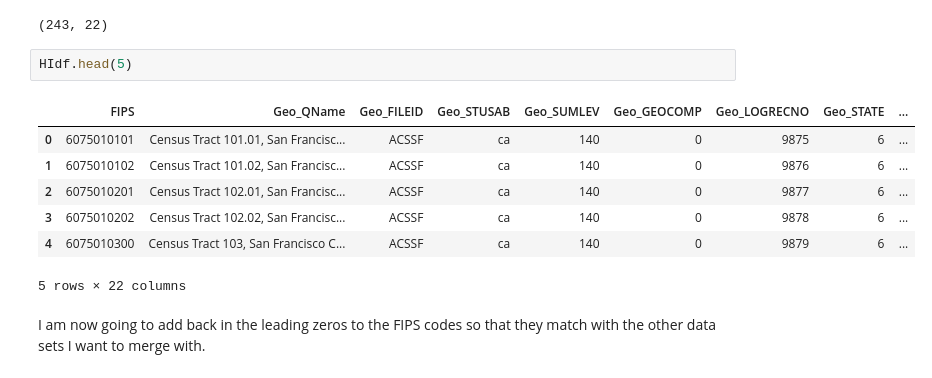
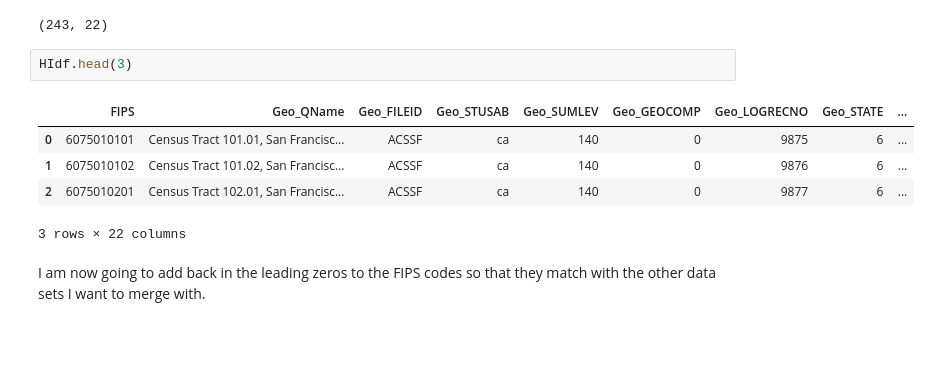
Before and after one commit to tommychandler5/221project, a Jupyter notebook: Group Assignments/Final Deliverables /Health Equity.ipynb, the cells around one changed output. Cells and saved outputs as stored; diff of their text form; blank space fills up the shorter version.

```diff
--- a/Group Assignments/Final Deliverables /Health Equity.ipynb
+++ b/Group Assignments/Final Deliverables /Health Equity.ipynb
@@ -372,15 +353,13 @@ HIdf.shape
 # %% [output]
 (243, 22)
 # %%
-HIdf.head(5)
+HIdf.head(3)
 # %% [output]
 |  | FIPS | Geo_QName | Geo_FILEID | Geo_STUSAB | Geo_SUMLEV | Geo_GEOCOMP | Geo_LOGRECNO | Geo_STATE | ... |
 | 0 | 6075010101 | Census Tract 101.01, San Francisc... | ACSSF | ca | 140 | 0 | 9875 | 6 | ... |
 | 1 | 6075010102 | Census Tract 101.02, San Francisc... | ACSSF | ca | 140 | 0 | 9876 | 6 | ... |
 | 2 | 6075010201 | Census Tract 102.01, San Francisc... | ACSSF | ca | 140 | 0 | 9877 | 6 | ... |
-| 3 | 6075010202 | Census Tract 102.02, San Francisc... | ACSSF | ca | 140 | 0 | 9878 | 6 | ... |
-| 4 | 6075010300 | Census Tract 103, San Francisco C... | ACSSF | ca | 140 | 0 | 9879 | 6 | ... |
-5 rows × 22 columns
+3 rows × 22 columns
 # %% [markdown]
 I am now going to add back in the leading zeros to the FIPS codes so that they match with the other data sets I want to merge with.
 # %%
```
Also changed, not shown: parts of 34 cells of this notebook.
